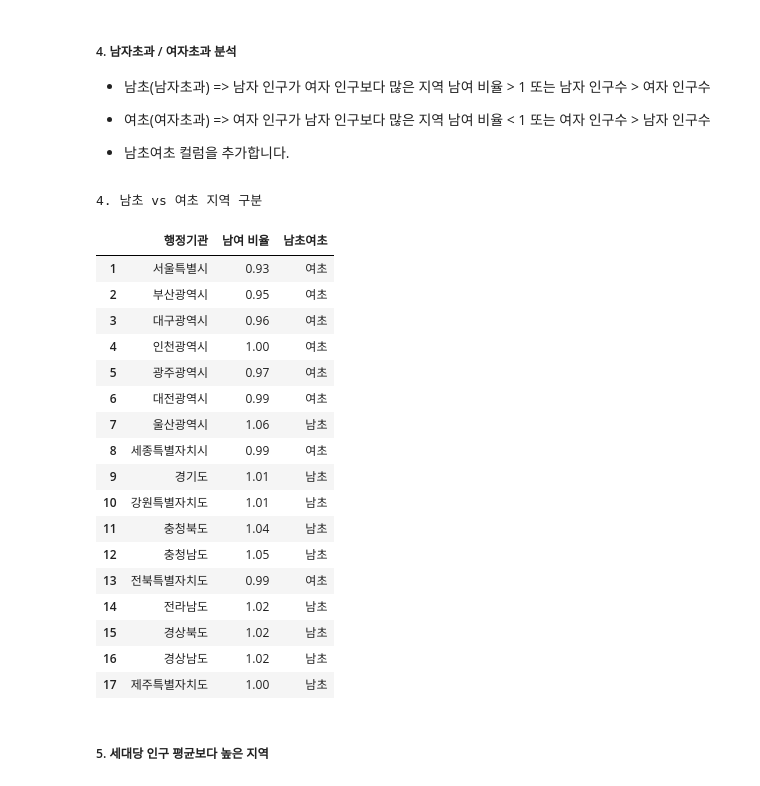
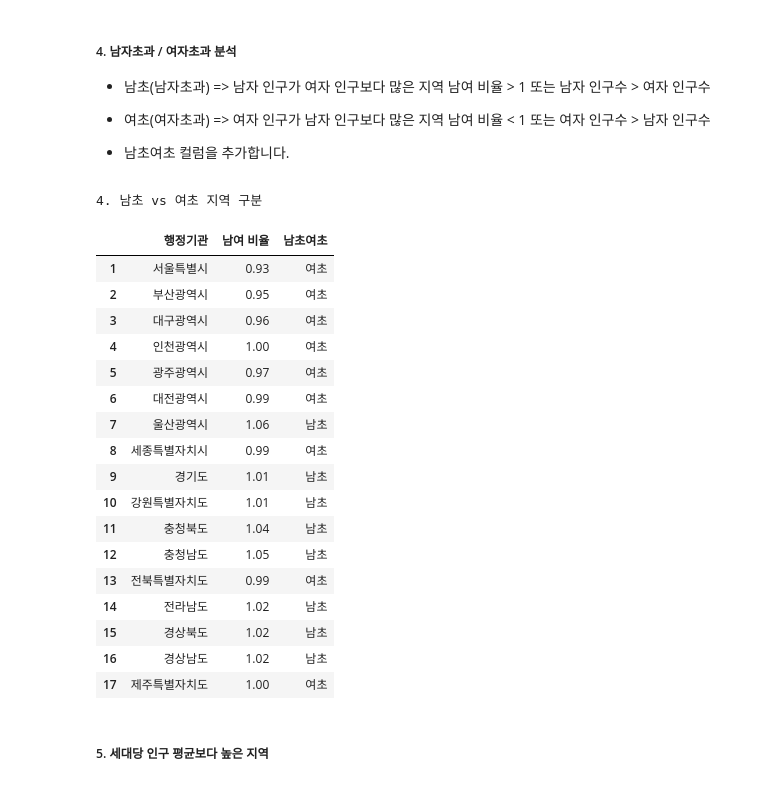
Before and after one commit to yeoleum0721/Python_Webscraping_Anaylsis, a Jupyter notebook: ExerciseProblem/04_인구현황분석.ipynb, the cells around one changed output. Cells and saved outputs as stored; diff of their text form; code cells hidden in the pictures.

```diff
--- a/ExerciseProblem/04_인구현황분석.ipynb
+++ b/ExerciseProblem/04_인구현황분석.ipynb
@@ -128,28 +145,33 @@ plt.figure(figsize=(10,5))
 * 여초(여자초과) => 여자 인구가 남자 인구보다 많은 지역	남여 비율 < 1 또는 여자 인구수 > 남자 인구수
 
 * 남초여초 컬럼을 추가합니다.
-# %%
-print("4. 남초 vs 여초 지역 구분")
-# %% [output]
-4. 남초 vs 여초 지역 구분
-|  | 행정기관 | 남여 비율 | 남초여초 |
-| 1 | 서울특별시 | 0.93 | 여초 |
-| 2 | 부산광역시 | 0.95 | 여초 |
-| 3 | 대구광역시 | 0.96 | 여초 |
-| 4 | 인천광역시 | 1.00 | 여초 |
-| 5 | 광주광역시 | 0.97 | 여초 |
-| 6 | 대전광역시 | 0.99 | 여초 |
-| 7 | 울산광역시 | 1.06 | 남초 |
-| 8 | 세종특별자치시 | 0.99 | 여초 |
-| 9 | 경기도 | 1.01 | 남초 |
-| 10 | 강원특별자치도 | 1.01 | 남초 |
-| 11 | 충청북도 | 1.04 | 남초 |
-| 12 | 충청남도 | 1.05 | 남초 |
-| 13 | 전북특별자치도 | 0.99 | 여초 |
-| 14 | 전라남도 | 1.02 | 남초 |
-| 15 | 경상북도 | 1.02 | 남초 |
-| 16 | 경상남도 | 1.02 | 남초 |
-| 17 | 제주특별자치도 | 1.00 | 남초 |
+# %%
+print("4. 남초 vs 여초 지역 구분")
+
+proportion_df = df[['행정기관','남여 비율']].copy()
+
+proportion_df['남초여초'] = proportion_df['남여 비율'].map(lambda x : '남초' if x>1 else '여초')
+proportion_df
+# %% [output]
+4. 남초 vs 여초 지역 구분
+|  | 행정기관 | 남여 비율 | 남초여초 |
+| 1 | 서울특별시 | 0.93 | 여초 |
+| 2 | 부산광역시 | 0.95 | 여초 |
+| 3 | 대구광역시 | 0.96 | 여초 |
+| 4 | 인천광역시 | 1.00 | 여초 |
+| 5 | 광주광역시 | 0.97 | 여초 |
+| 6 | 대전광역시 | 0.99 | 여초 |
+| 7 | 울산광역시 | 1.06 | 남초 |
+| 8 | 세종특별자치시 | 0.99 | 여초 |
+| 9 | 경기도 | 1.01 | 남초 |
+| 10 | 강원특별자치도 | 1.01 | 남초 |
+| 11 | 충청북도 | 1.04 | 남초 |
+| 12 | 충청남도 | 1.05 | 남초 |
+| 13 | 전북특별자치도 | 0.99 | 여초 |
+| 14 | 전라남도 | 1.02 | 남초 |
+| 15 | 경상북도 | 1.02 | 남초 |
+| 16 | 경상남도 | 1.02 | 남초 |
+| 17 | 제주특별자치도 | 1.00 | 여초 |
 # %% [markdown]
 ##### 5. 세대당 인구 평균보다 높은 지역
 # %%
```
Also changed, not shown: parts of 4 cells of this notebook, 4 other files.
